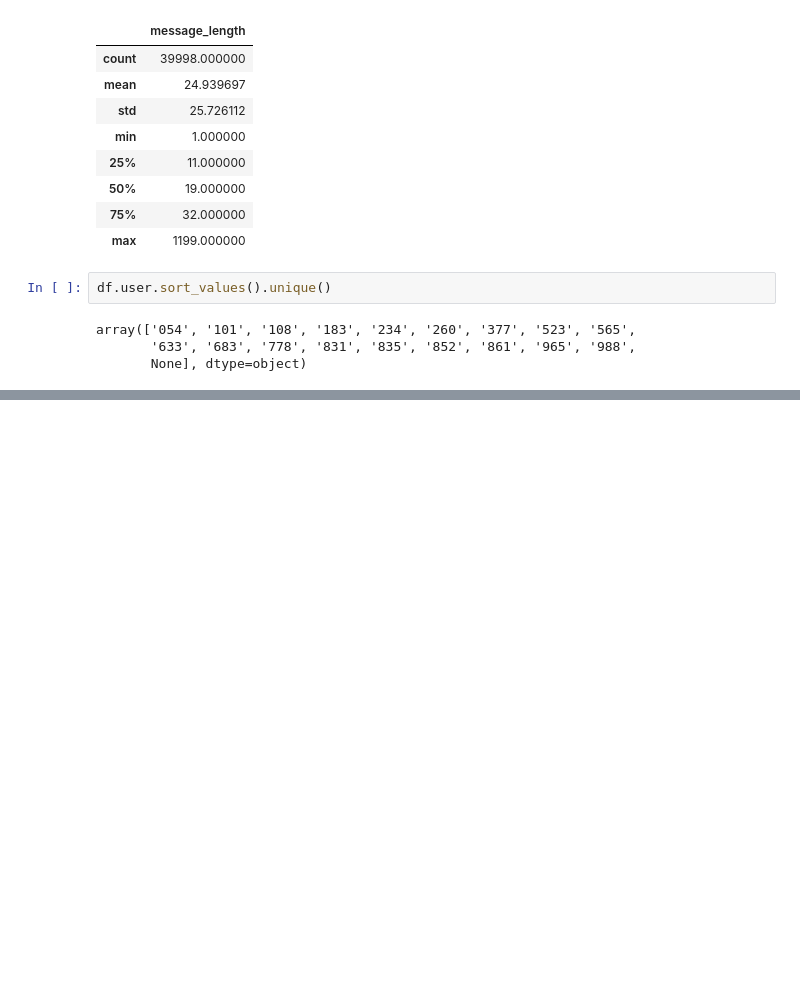
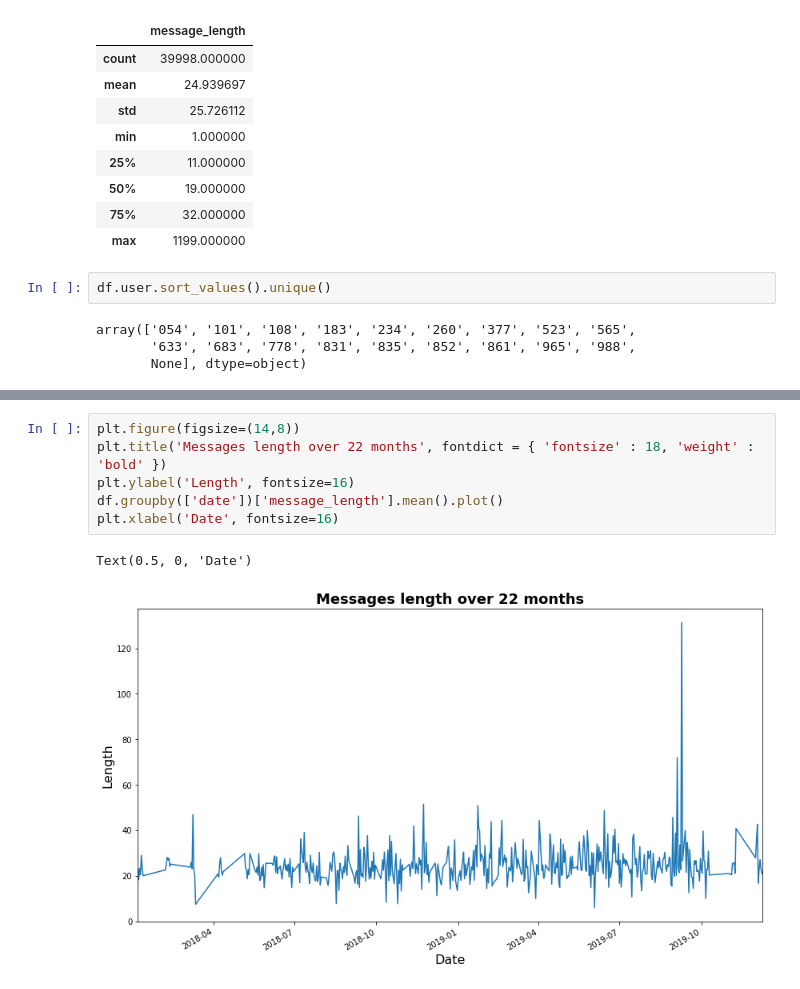
Before and after one commit to ftrova1/Whatsapp-chat-analysis, a Jupyter notebook: analyzer/wa_analysis.ipynb, the cells around one changed output, grey strips where cells are left out. Drawn from its saved outputs; the diff is of its cells as text; blank space fills up the shorter version.

```diff
--- a/analyzer/wa_analysis.ipynb
+++ b/analyzer/wa_analysis.ipynb
@@ -76,3 +89,12 @@ plt.gcf().autofmt_xdate() # Rotation
 df[df['date'] == '26/05/19'].shape
 # %% [output]
 (434, 5)
+# %%
+plt.figure(figsize=(14,8))
+plt.title('Messages length over 22 months', fontdict = { 'fontsize' : 18, 'weight' : 'bold' })
+plt.ylabel('Length', fontsize=16)
+df.groupby(['date'])['message_length'].mean().plot()
+plt.xlabel('Date', fontsize=16)
+# %% [output]
+Text(0.5, 0, 'Date')
+[figure, added]
```
Also changed, not shown: parts of 7 cells of this notebook, 1 other file.
